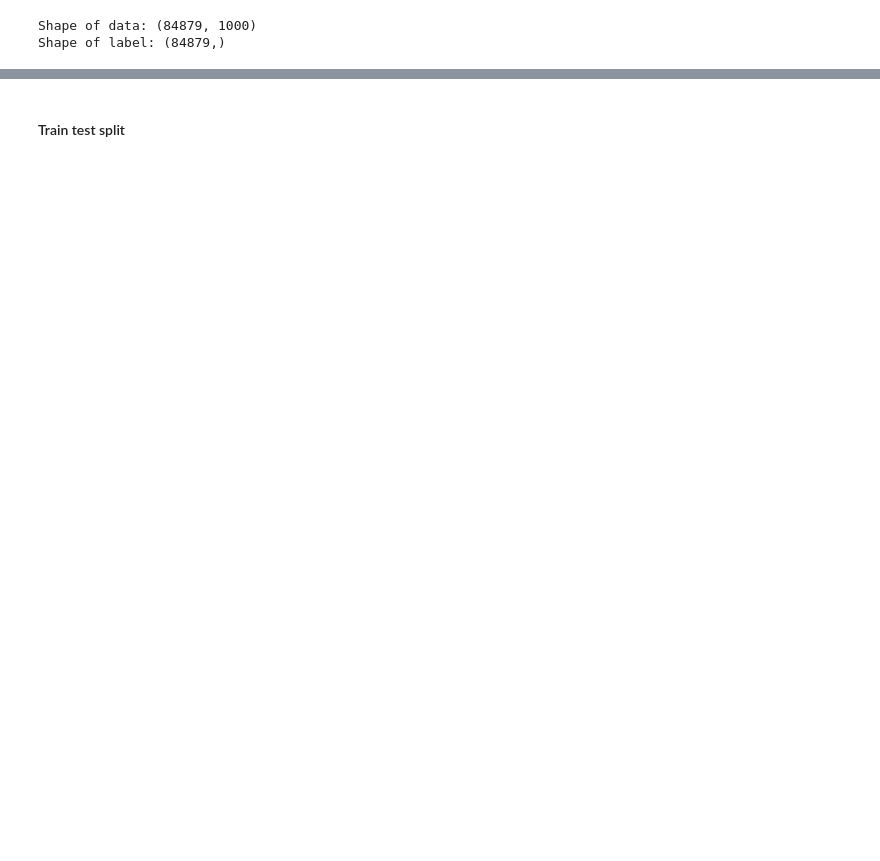
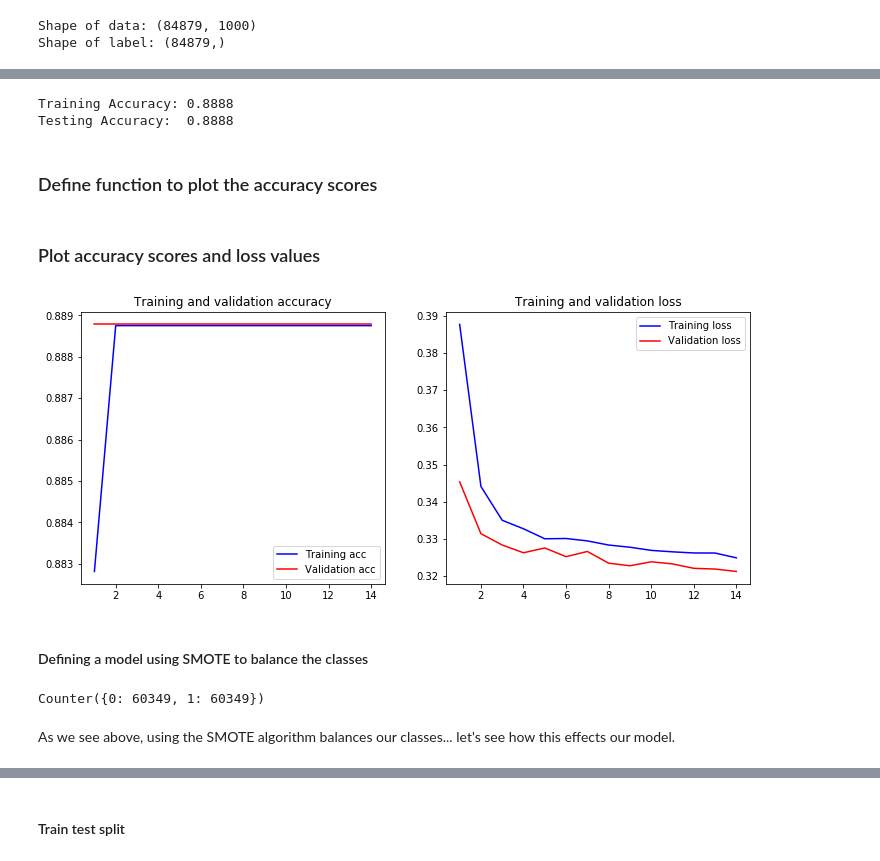
Before and after one commit to eileenhartnett/NLP-DeepLearning-Reddit-Project, a Jupyter notebook: notebooks/step6-model-CNN.ipynb, the cells around one changed output, grey strips where cells are left out. Drawn from its saved outputs; the diff is of its cells as text; code cells hidden in the pictures; blank space fills up the shorter version.

Commit message:
images

```diff
--- a/notebooks/step6-model-CNN.ipynb
+++ b/notebooks/step6-model-CNN.ipynb
@@ -116,0 +115,8 @@ for word, i in word_index.items():
+# %%
+X = data
+y = labels
+# %%
+X_train, X_test, y_train, y_test = train_test_split(X, y,
+                                                    stratify=y,
+                                                    test_size = .2,
+                                                    random_state=42)
@@ -116,0 +170,50 @@ for word, i in word_index.items():
+# %%
+history = model1.fit(X_train, y_train,
+                    epochs=14, # employ early stopping at around 13 epochs # was 89% acc. at 50 epochs
+                    verbose=False,
+                    validation_data=(X_test, y_test),
+                    batch_size=64) # number of samples before updating the internal model parameters
+loss, accuracy = model1.evaluate(X_train, y_train, verbose=False)
+print("Training Accuracy: {:.4f}".format(accuracy))
+loss, accuracy = model1.evaluate(X_test, y_test, verbose=False)
+print("Testing Accuracy:  {:.4f}".format(accuracy))
+# %% [output]
+Training Accuracy: 0.8888
+Testing Accuracy:  0.8888
+# %% [markdown]
+### Define function to plot the accuracy scores
+# %%
+def plot_history(history):
+    acc = history.history['accuracy']
+    val_acc = history.history['val_accuracy']
+    loss = history.history['loss']
+    val_loss = history.history['val_loss']
+    x = range(1, len(acc) + 1)
+
+    plt.figure(figsize=(12, 5))
+    plt.subplot(1, 2, 1)
+    plt.plot(x, acc, 'b', label='Training acc')
+    plt.plot(x, val_acc, 'r', label='Validation acc')
+    plt.title('Training and validation accuracy')
+    plt.legend()
+    plt.subplot(1, 2, 2)
+    plt.plot(x, loss, 'b', label='Training loss')
+    plt.plot(x, val_loss, 'r', label='Validation loss')
+    plt.title('Training and validation loss')
+    plt.legend()
+# %% [markdown]
+### Plot accuracy scores and loss values
+# %%
+plot_history(history)
+plt.savefig('../images/anxiety_cnn_imbal.png');
+# %% [output]
+[figure, added]
+# %% [markdown]
+#### Defining a model using SMOTE to balance the classes
+# %%
+counter_resampled = Counter(y_train_sm)
+print(counter_resampled)
+# %% [output]
+Counter({0: 60349, 1: 60349})
+# %% [markdown]
+As we see above, using the SMOTE algorithm balances our classes... let's see how this effects our model.
```
Also changed, not shown: parts of 130 cells of this notebook, 17 other files.
